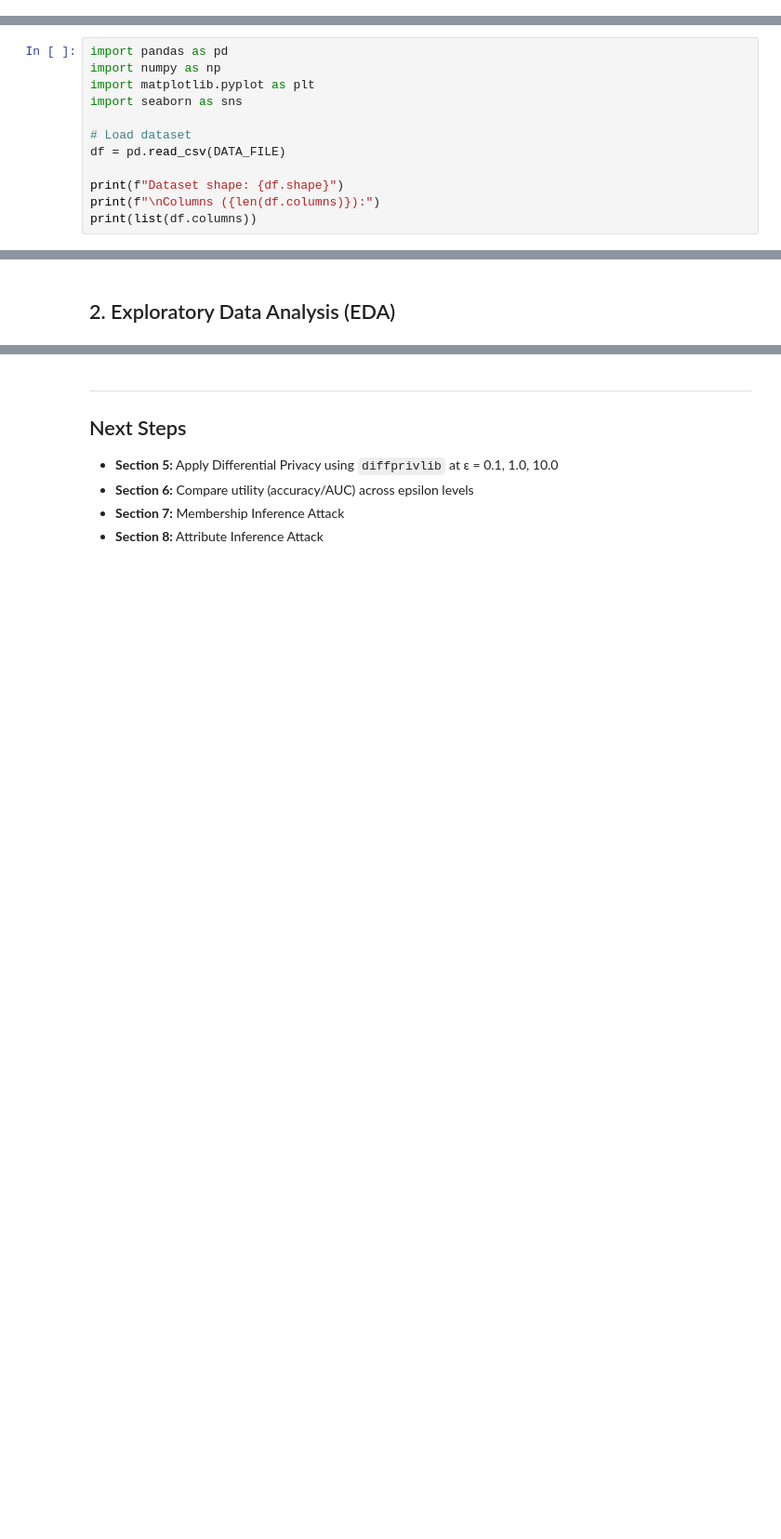
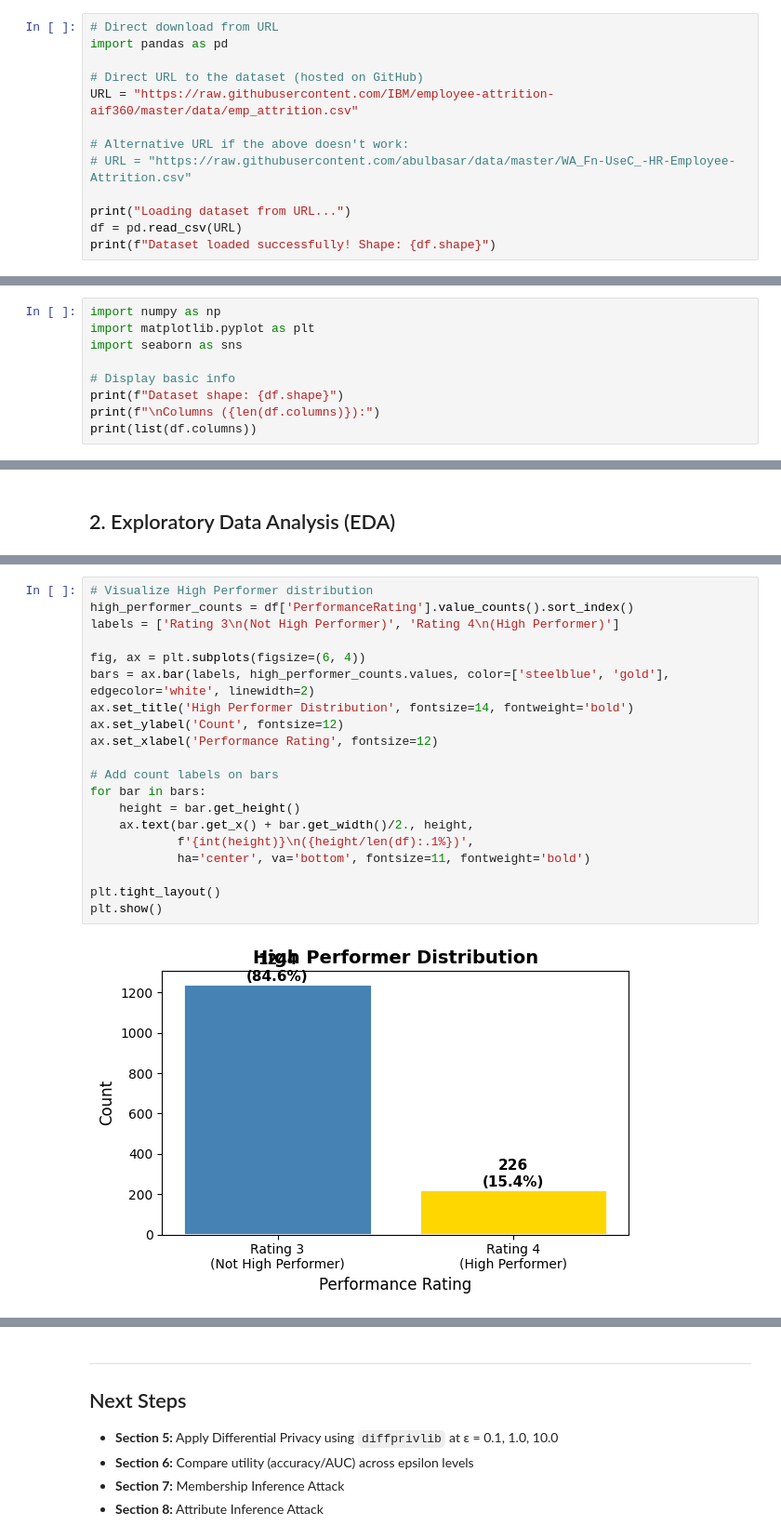
Before and after one commit to chloepart/DSBA6010_Final_Project, a Jupyter notebook: DSBA6010_Final_Project.ipynb, the cells around one changed output, grey strips where cells are left out. Shown at 93% size. Saved outputs shown, nothing was run; the diff lists cells and outputs as text; blank space fills up the shorter version.

```diff
--- a/DSBA6010_Final_Project.ipynb
+++ b/DSBA6010_Final_Project.ipynb
@@ -45,0 +49,13 @@ else:
+# %%
+# Direct download from URL
+import pandas as pd
+
+# Direct URL to the dataset (hosted on GitHub)
+URL = "https://raw.githubusercontent.com/IBM/employee-attrition-aif360/master/data/emp_attrition.csv"
+
+# Alternative URL if the above doesn't work:
+# URL = "https://raw.githubusercontent.com/abulbasar/data/master/WA_Fn-UseC_-HR-Employee-Attrition.csv"
+
+print("Loading dataset from URL...")
+df = pd.read_csv(URL)
+print(f"Dataset loaded successfully! Shape: {df.shape}")
@@ -46,12 +65,9 @@ else:
 # %%
-import pandas as pd
 import numpy as np
 import matplotlib.pyplot as plt
 import seaborn as sns
 
-# Load dataset
-df = pd.read_csv(DATA_FILE)
-
+# Display basic info
 print(f"Dataset shape: {df.shape}")
 print(f"\nColumns ({len(df.columns)}):")
 print(list(df.columns))
@@ -86,3 +186,25 @@ plt.show()
+# %%
+# Visualize High Performer distribution
+high_performer_counts = df['PerformanceRating'].value_counts().sort_index()
+labels = ['Rating 3\n(Not High Performer)', 'Rating 4\n(High Performer)']
+
+fig, ax = plt.subplots(figsize=(6, 4))
+bars = ax.bar(labels, high_performer_counts.values, color=['steelblue', 'gold'], edgecolor='white', linewidth=2)
+ax.set_title('High Performer Distribution', fontsize=14, fontweight='bold')
+ax.set_ylabel('Count', fontsize=12)
+ax.set_xlabel('Performance Rating', fontsize=12)
+
+# Add count labels on bars
+for bar in bars:
+    height = bar.get_height()
+    ax.text(bar.get_x() + bar.get_width()/2., height,
+            f'{int(height)}\n({height/len(df):.1%})',
+            ha='center', va='bottom', fontsize=11, fontweight='bold')
+
+plt.tight_layout()
+plt.show()
+# %% [output]
+[figure, added]
 # %%
 # Distribution of key numeric features
 numeric_cols = ['Age', 'MonthlyIncome', 'YearsAtCompany', 'DistanceFromHome',
```
Also changed, not shown: parts of 21 cells of this notebook.
